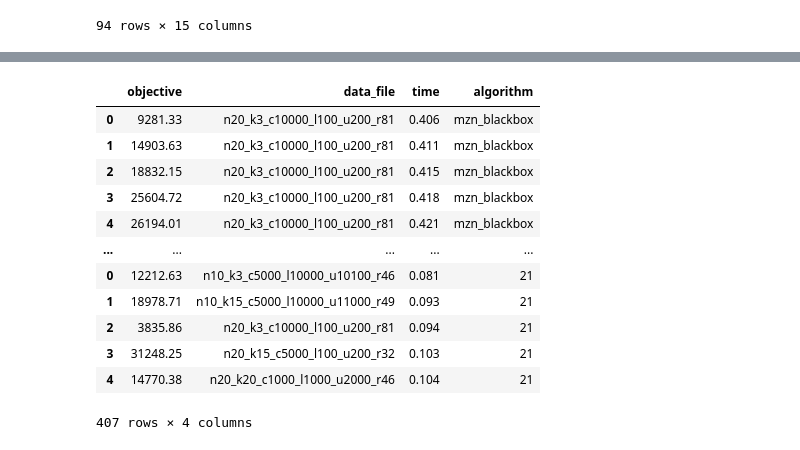
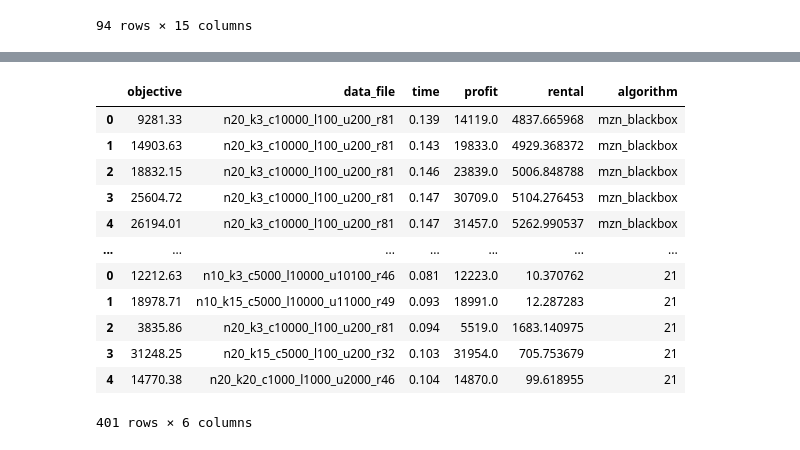
Before and after one commit to kieronqtran/minizinc_blackbox_examples, a Jupyter notebook: benchmark/results/normalise_results.ipynb, the cells around one changed output, grey strips where cells are left out. Saved outputs shown, nothing was run; the diff lists cells and outputs as text; code cells hidden in the pictures.

```diff
--- a/benchmark/results/normalise_results.ipynb
+++ b/benchmark/results/normalise_results.ipynb
@@ -10,7 +10,6 @@ def load_file(path):
   with open(path, "r") as f:
     return yaml.load(f, Loader=yaml.FullLoader)
 
-
 dir_files = os.path.join(os.path.dirname(os.path.abspath("__file__")), "minizinc")
 files = os.listdir(dir_files)
 sols = [load_file(Path(dir_files,  f)) for f in files if f.endswith("_sol.yml")]
@@ -20,12 +19,15 @@ for i in range(len(sols)):
   for j in range(len(sols[i])):
     if 'solution' in sols[i][j]:
       minizinc.append({
-        'travellingPlan': np.where(np.array(sols[i][j]['solution']['order']))[0].tolist(),
+        'travellingPlan': sols[i][j]['solution']['order'],
         'pickupPlan': np.where(np.array(sols[i][j]['solution']['chosen']))[0].tolist(),
         'model': sols[i][j]['model'],
         'data_file': sols[i][j]['data_file'],
         'time': sols[i][j]['time'],
         'orgin_objective': sols[i][j]['solution']['objective'],
+        'profit': sols[i][j]['solution']['profit'],
+        'rental': sols[i][j]['solution']['rental'],
+        'total_travel_time': sols[i][j]['solution'].get('total_travel_time', sols[i][j]['solution']['rental']),
       })
 minizinc = pd.DataFrame(minizinc)
 minizinc['data_file'] = minizinc['data_file'].apply(lambda x: x.split('/')[-1])
@@ -49,3 +51,9 @@ minizinc
+# %%
+tmp = times[['data_file', 'bb_time']].sort_values(['data_file', 'bb_time'])
+for file in tmp['data_file'].unique():
+    tmp.loc[tmp['data_file'] == file, 'diff'] = tmp[tmp['data_file'] == file]['bb_time'].diff()
+tmp['diff'] = tmp['diff'].fillna(0)
+tmp.to_csv('times_tmp.csv', index=False)
 # %%
 import csv
 import ast
@@ -162,10 +170,10 @@ localsearch
 | 4 | minizinc_n20_k20_c1000_l1000_u200... | 21 | 127.0 | 873.0 | 14870.0 | 4031 | ... |
 94 rows × 15 columns
 # %%
-mzn = minizinc[['orgin_objective', 'data_file', 'model', 'time', 'is_blackbox']].copy()
+mzn = minizinc[['orgin_objective', 'data_file', 'model', 'time', 'profit', 'total_travel_time', 'is_blackbox']].copy()
 mzn['algorithm'] = mzn['is_blackbox'].apply(lambda x: 'mzn' + ('_blackbox' if x else ''))
 mzn['data_file'] = mzn['data_file'].apply(lambda x: x.rstrip('.dzn'))
-mzn = mzn.rename(columns={'orgin_objective': 'objective'})
+mzn = mzn.rename(columns={'orgin_objective': 'objective', 'total_travel_time': 'rental'})
 mzn = mzn.drop(columns=['is_blackbox', 'model'])
 mzn
 # %% [output]
@@ -185,6 +193,16 @@ mzn
 # %%
-alogrithms = localsearch[['objective_score', 'data_file', 'algorithm', 'time']]
-alogrithms = alogrithms.rename(columns={'objective_score': 'objective'})
+alogrithms = localsearch[['objective_score', 'data_file', 'algorithm', 'final_profit', 'final_travel_time', 'time']]
+alogrithms = alogrithms.rename(columns={'objective_score': 'objective', 'final_profit': 'profit', 'final_travel_time': 'rental'})
+
+for col in ['objective', 'profit', 'rental']:
+    alogrithms[col] = alogrithms[col].astype(float)
+
+alogrithms.loc[alogrithms['data_file'] == 'minizinc_n10_k3_c5000_l10000_u10100_r46.ttp', 'rental'] *= 46
+alogrithms.loc[alogrithms['data_file'] == 'minizinc_n10_k15_c5000_l10000_u11000_r49.ttp', 'rental'] *= 49
+alogrithms.loc[alogrithms['data_file'] == 'minizinc_n20_k3_c10000_l100_u200_r81.ttp', 'rental'] *= 81
+alogrithms.loc[alogrithms['data_file'] == 'minizinc_n20_k15_c5000_l100_u200_r32.ttp', 'rental'] *= 32
+alogrithms.loc[alogrithms['data_file'] == 'minizinc_n20_k20_c1000_l1000_u2000_r46.ttp', 'rental'] *= 46
+
 alogrithms['data_file'] = alogrithms['data_file'].apply(lambda x: x.rstrip('.ttp').split('_', 1)[1])
 alogrithms
 # %% [output]
@@ -204,19 +222,32 @@ alogrithms
 # %%
+
+# Define a color map for the algorithms
+colors = {
+    'mzn': 'blue',
+    'mzn_blackbox': 'green',
+    '21': 'grey',
+    '22': 'purple',
+    '23': 'orange',
+    '24': 'yellow',
+    '29': 'black',
+    '30': 'plum',
+}
+
 results = pd.concat([mzn, alogrithms])
 results['objective'] = results['objective'].astype(float).round(2)
 results.to_csv('results.csv', index=False)
 results
 # %% [output]
-|  | objective | data_file | time | algorithm |
-| 0 | 9281.33 | n20_k3_c10000_l100_u200_r81 | 0.406 | mzn_blackbox |
-| 1 | 14903.63 | n20_k3_c10000_l100_u200_r81 | 0.411 | mzn_blackbox |
-| 2 | 18832.15 | n20_k3_c10000_l100_u200_r81 | 0.415 | mzn_blackbox |
-| 3 | 25604.72 | n20_k3_c10000_l100_u200_r81 | 0.418 | mzn_blackbox |
-| 4 | 26194.01 | n20_k3_c10000_l100_u200_r81 | 0.421 | mzn_blackbox |
-| ... | ... | ... | ... | ... |
-| 0 | 12212.63 | n10_k3_c5000_l10000_u10100_r46 | 0.081 | 21 |
-| 1 | 18978.71 | n10_k15_c5000_l10000_u11000_r49 | 0.093 | 21 |
-| 2 | 3835.86 | n20_k3_c10000_l100_u200_r81 | 0.094 | 21 |
-| 3 | 31248.25 | n20_k15_c5000_l100_u200_r32 | 0.103 | 21 |
-| 4 | 14770.38 | n20_k20_c1000_l1000_u2000_r46 | 0.104 | 21 |
+|  | objective | data_file | time | profit | rental | algorithm |
+| 0 | 9281.33 | n20_k3_c10000_l100_u200_r81 | 0.139 | 14119.0 | 4837.665968 | mzn_blackbox |
+| 1 | 14903.63 | n20_k3_c10000_l100_u200_r81 | 0.143 | 19833.0 | 4929.368372 | mzn_blackbox |
+| 2 | 18832.15 | n20_k3_c10000_l100_u200_r81 | 0.146 | 23839.0 | 5006.848788 | mzn_blackbox |
+| 3 | 25604.72 | n20_k3_c10000_l100_u200_r81 | 0.147 | 30709.0 | 5104.276453 | mzn_blackbox |
+| 4 | 26194.01 | n20_k3_c10000_l100_u200_r81 | 0.147 | 31457.0 | 5262.990537 | mzn_blackbox |
+| ... | ... | ... | ... | ... | ... | ... |
+| 0 | 12212.63 | n10_k3_c5000_l10000_u10100_r46 | 0.081 | 12223.0 | 10.370762 | 21 |
+| 1 | 18978.71 | n10_k15_c5000_l10000_u11000_r49 | 0.093 | 18991.0 | 12.287283 | 21 |
+| 2 | 3835.86 | n20_k3_c10000_l100_u200_r81 | 0.094 | 5519.0 | 1683.140975 | 21 |
+| 3 | 31248.25 | n20_k15_c5000_l100_u200_r32 | 0.103 | 31954.0 | 705.753679 | 21 |
+| 4 | 14770.38 | n20_k20_c1000_l1000_u2000_r46 | 0.104 | 14870.0 | 99.618955 | 21 |
-407 rows × 4 columns
+401 rows × 6 columns
```
Also changed, not shown: parts of 8 cells of this notebook, 16 other files.
